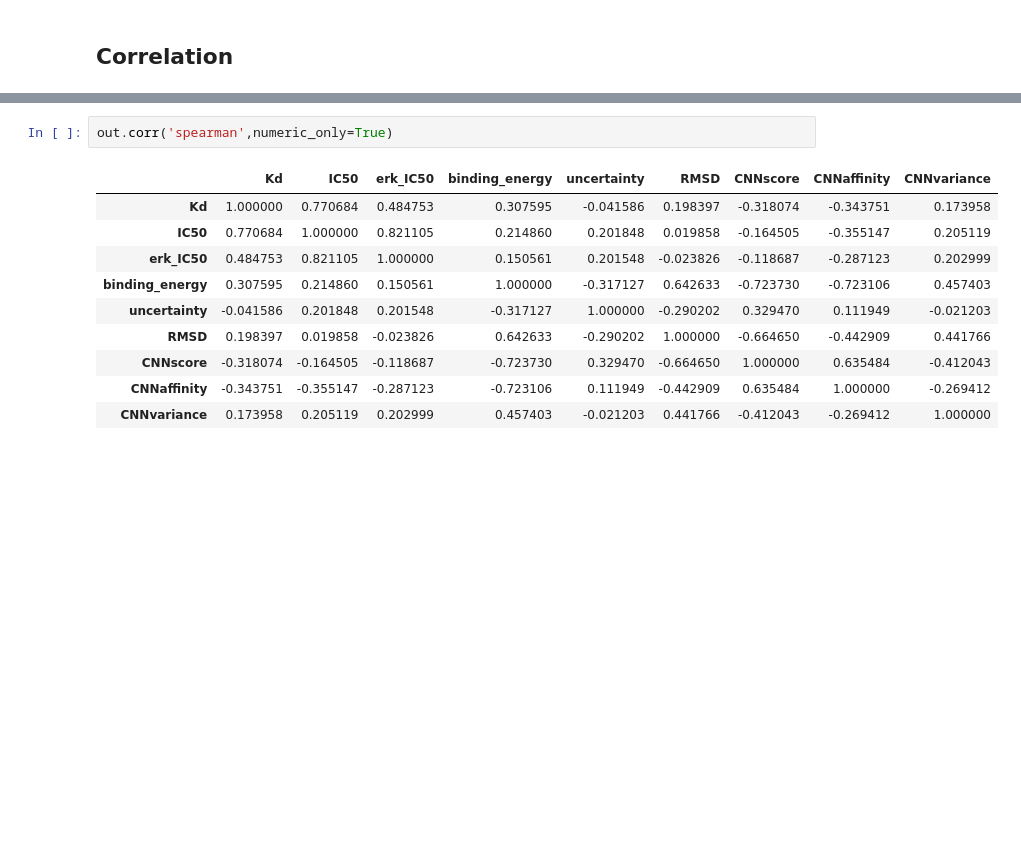
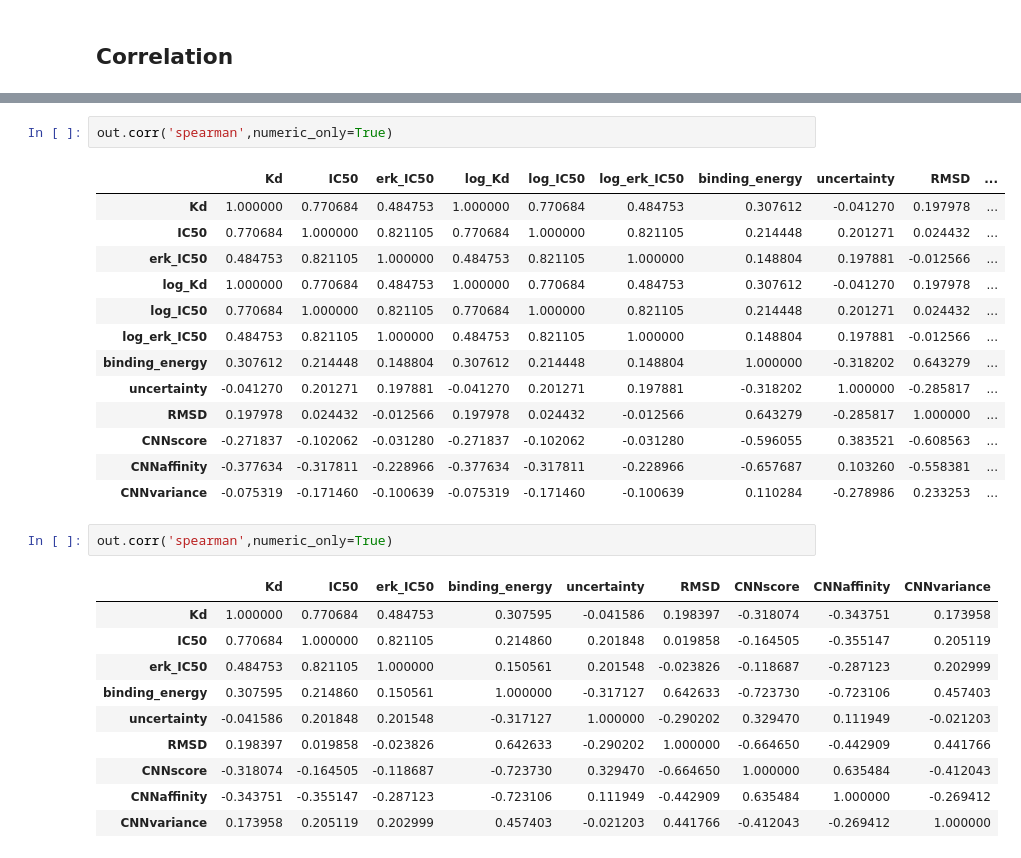
Before and after one commit to sky1ove/kdock, a Jupyter notebook: nbs/tutorial_03_gnina_rescore.ipynb, the cells around one changed output, grey strips where cells are left out. Drawn from its saved outputs; the diff is of its cells as text; blank space fills up the shorter version.

```diff
--- a/nbs/tutorial_03_gnina_rescore.ipynb
+++ b/nbs/tutorial_03_gnina_rescore.ipynb
@@ -65,3 +100,19 @@ out.corr(numeric_only=True)
+# %%
+out.corr('spearman',numeric_only=True)
+# %% [output]
+|  | Kd | IC50 | erk_IC50 | log_Kd | log_IC50 | log_erk_IC50 | binding_energy | uncertainty | RMSD | ... |
+| Kd | 1.000000 | 0.770684 | 0.484753 | 1.000000 | 0.770684 | 0.484753 | 0.307612 | -0.041270 | 0.197978 | ... |
+| IC50 | 0.770684 | 1.000000 | 0.821105 | 0.770684 | 1.000000 | 0.821105 | 0.214448 | 0.201271 | 0.024432 | ... |
+| erk_IC50 | 0.484753 | 0.821105 | 1.000000 | 0.484753 | 0.821105 | 1.000000 | 0.148804 | 0.197881 | -0.012566 | ... |
+| log_Kd | 1.000000 | 0.770684 | 0.484753 | 1.000000 | 0.770684 | 0.484753 | 0.307612 | -0.041270 | 0.197978 | ... |
+| log_IC50 | 0.770684 | 1.000000 | 0.821105 | 0.770684 | 1.000000 | 0.821105 | 0.214448 | 0.201271 | 0.024432 | ... |
+| log_erk_IC50 | 0.484753 | 0.821105 | 1.000000 | 0.484753 | 0.821105 | 1.000000 | 0.148804 | 0.197881 | -0.012566 | ... |
+| binding_energy | 0.307612 | 0.214448 | 0.148804 | 0.307612 | 0.214448 | 0.148804 | 1.000000 | -0.318202 | 0.643279 | ... |
+| uncertainty | -0.041270 | 0.201271 | 0.197881 | -0.041270 | 0.201271 | 0.197881 | -0.318202 | 1.000000 | -0.285817 | ... |
+| RMSD | 0.197978 | 0.024432 | -0.012566 | 0.197978 | 0.024432 | -0.012566 | 0.643279 | -0.285817 | 1.000000 | ... |
+| CNNscore | -0.271837 | -0.102062 | -0.031280 | -0.271837 | -0.102062 | -0.031280 | -0.596055 | 0.383521 | -0.608563 | ... |
+| CNNaffinity | -0.377634 | -0.317811 | -0.228966 | -0.377634 | -0.317811 | -0.228966 | -0.657687 | 0.103260 | -0.558381 | ... |
+| CNNvariance | -0.075319 | -0.171460 | -0.100639 | -0.075319 | -0.171460 | -0.100639 | 0.110284 | -0.278986 | 0.233253 | ... |
 # %%
 out.corr('spearman',numeric_only=True)
 # %% [output]
```
Also changed, not shown: parts of 21 cells of this notebook, 9 other files.
